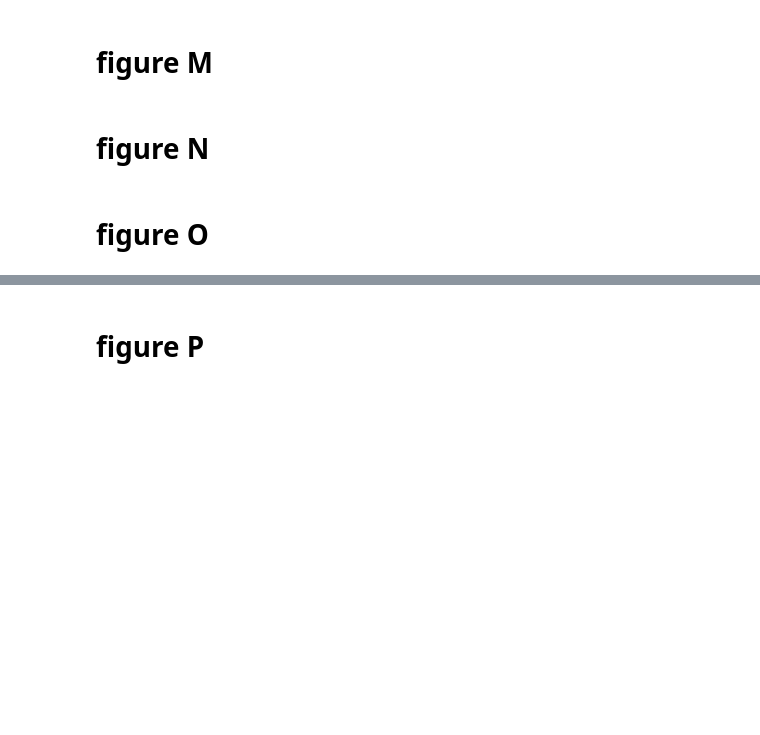
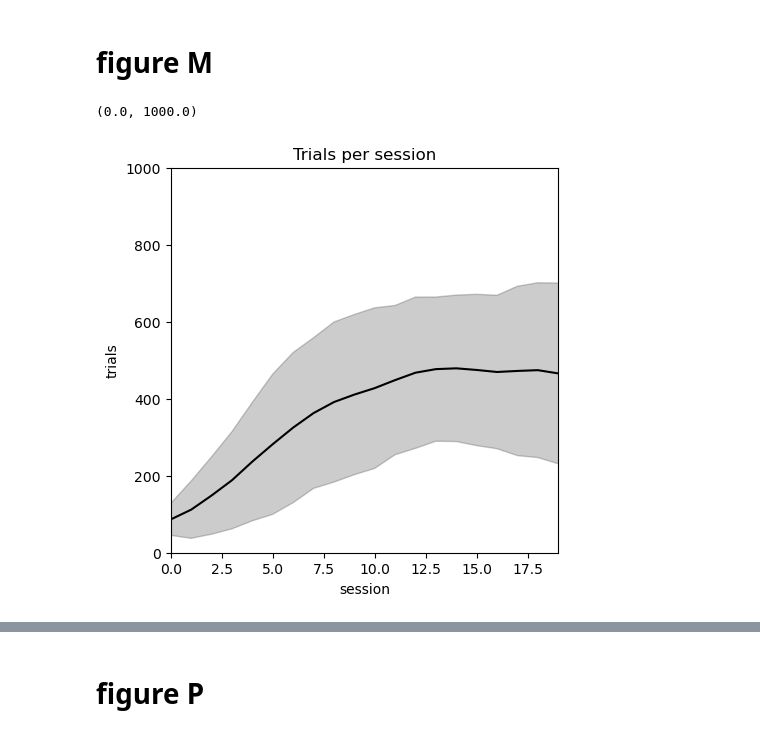
Before and after one commit to EmmettJT/procedural_replay_paper_2025, a Jupyter notebook: ED_2/ED2_plots.ipynb, the cells around one changed output, grey strips where cells are left out. Saved outputs shown, nothing was run; the diff lists cells and outputs as text; code cells hidden in the pictures; blank space fills up the shorter version.

Commit message:
Start fresh from local backup

```diff
--- a/ED_2/ED2_plots.ipynb
+++ b/ED_2/ED2_plots.ipynb
@@ -15,6 +15,7 @@ import re
 import scipy
 from tqdm import tqdm
 import random
+import ast
 
 def extract_errors_into_df(input_):
 
@@ -153,6 +154,21 @@ def fill_between_mean_std(ax, mean_curve, std_curve, color,xlim):
     lower = np.array(mean_curve[:xlim]) - np.array(std_curve[:xlim])
     upper[upper > 50] = 50  # Ceiling effect cutoff
     ax.fill_between(range(len(upper)), lower, upper, alpha=0.2, edgecolor='None', facecolor=color, linewidth=1, linestyle='dashdot', antialiased=True)
+
+def conactinate_nth_items(startlist):
+    concatinated_column_vectors = []
+    for c in range(len(max(startlist, key=len))):
+        column = []
+        for t in range(len(startlist)):
+            if c <= len(startlist[t])-1:
+                column = column + [startlist[t][c]]
+        concatinated_column_vectors.append(column)
+    return concatinated_column_vectors
+
+def convolve_movmean(y,N):
+    y_padded = np.pad(y, (N//2, N-1-N//2), mode='edge')
+    y_smooth = np.convolve(y_padded, np.ones((N,))/N, mode='valid')
+    return y_smooth
 # %% [markdown]
 # figure D (& L)
 # %%
@@ -637,8 +653,35 @@ see above (plotted with figure D)
 # %% [markdown]
 # figure M
 # %%
-# from new analysis
+df = pd.read_csv(r'C:\Users\Emmett Thompson\Documents\procedural_replay_paper_2025\data\f1\learning_curves.csv')
+
+
+
+AA_trials_per_session = [ast.literal_eval(item) for item in df.trials_per_session.values]
+
+# Plotting
+fig, ax = plt.subplots(1, 1, figsize=(5, 5))
+lesion_data = []
+control_data = []
+
+smoothing_window = 6
+# Calculate and plot the mean trials
+_mean = []
+std_  = []
+for item in conactinate_nth_items(AA_trials_per_session)[0:40]:
+    _mean.append(np.mean(item))
+    std_.append(np.std(item))
+ax.plot(convolve_movmean(_mean,smoothing_window), color='k')
+
+# Plot the standard deviation
+ax.fill_between(range(len(_mean)), convolve_movmean(np.array(_mean) - np.array(std_),smoothing_window), convolve_movmean(np.array(_mean) + np.array(std_),smoothing_window), color='k', alpha=0.2)
+
+# Set plot labels and limits
+ax.set_title('Trials per session')
+ax.set_xlabel('session')
+ax.set_ylabel('trials')
+ax.set_xlim(0, 19)
+ax.set_ylim(0, 1000)
+# %% [output]
+(0.0, 1000.0)
+[figure, added]
-# %% [markdown]
-# figure N
-# %% [markdown]
-# figure O
```
Also changed, not shown: parts of 6 cells of this notebook, 8 other files.
